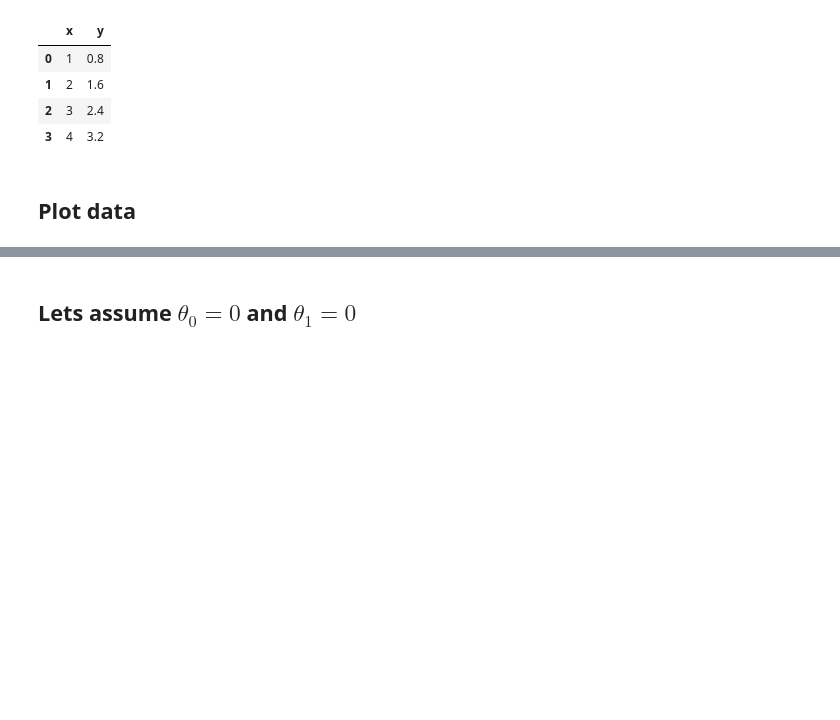
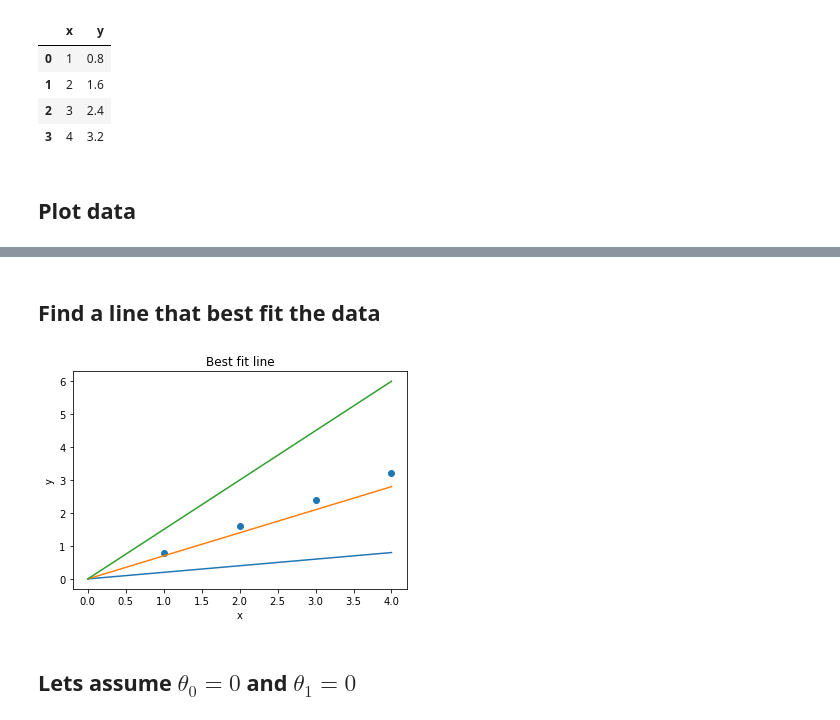
Before and after one commit to Mickael-Galliez/ml17s, a Jupyter notebook: lectures/lec04-linear-regression-example.ipynb, the cells around one changed output, grey strips where cells are left out. Saved outputs shown, nothing was run; the diff lists cells and outputs as text; code cells hidden in the pictures; blank space fills up the shorter version.

```diff
--- a/lectures/lec04-linear-regression-example.ipynb
+++ b/lectures/lec04-linear-regression-example.ipynb
@@ -155,3 +156,24 @@ plt.show()
+# %% [markdown]
+## Find a line that best fit the data
+# %%
+#best fit line
+
+tmpx = np.array([0, 1, 2, 3, 4])
+y1 = 0.2*tmpx
+y2 = 0.7*tmpx
+y3 = 1.5*tmpx
+
+
+plt.scatter(X, y)
+plt.plot(tmpx,y1)
+plt.plot(tmpx,y2)
+plt.plot(tmpx,y3)
+plt.title("Best fit line")
+plt.xlabel("x")
+plt.ylabel("y")
+plt.show()
+# %% [output]
+[figure, added]
 # %% [markdown]
 ## Lets assume $\theta_0 = 0$ and  $\theta_1=0$
 # %%
```
Also changed, not shown: parts of 13 cells of this notebook.
